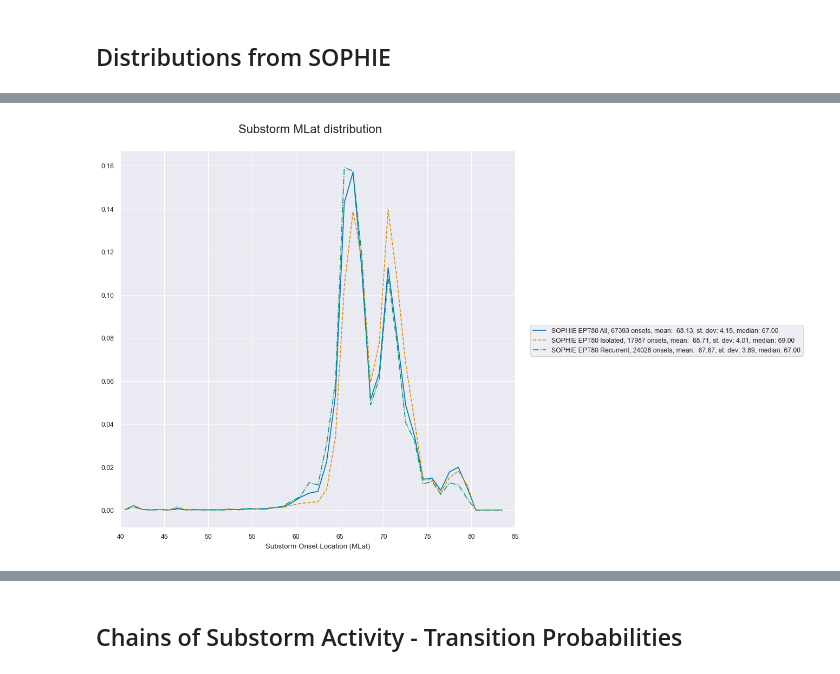
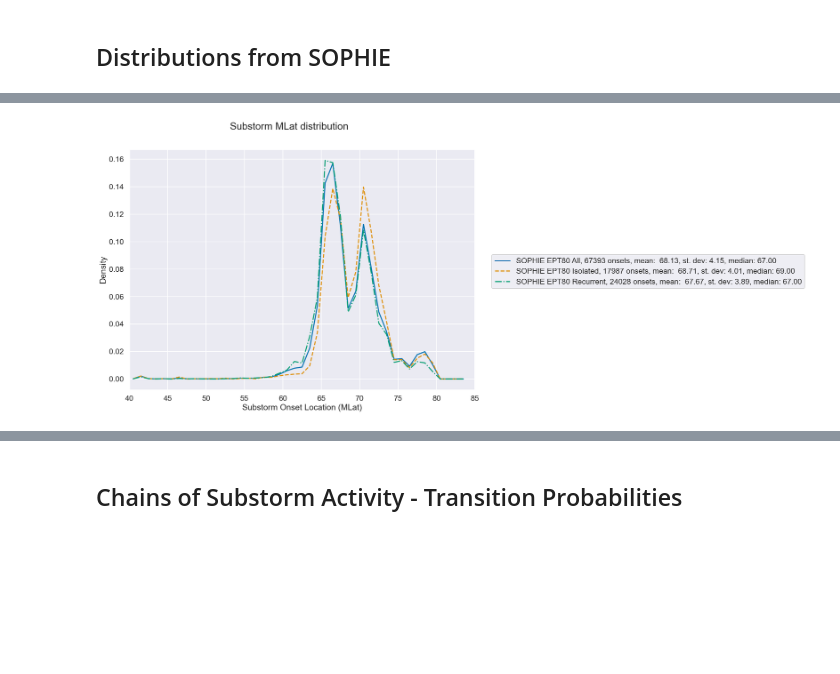
Before and after one commit to christianlao12/DP1_DP2_Project, a Jupyter notebook: substorm_type_statistics.ipynb, the cells around one changed output, grey strips where cells are left out. Cells and saved outputs as stored; diff of their text form; code cells hidden in the pictures; blank space fills up the shorter version.

```diff
--- a/substorm_type_statistics.ipynb
+++ b/substorm_type_statistics.ipynb
@@ -9,7 +9,7 @@ import seaborn as sns
 from hapiclient import hapi, hapitime2datetime
 
 sns.set_theme()
-sns.set_context("paper")
+sns.set_context("talk")
 sns.set_palette("colorblind")
 
 colors = sns.color_palette("colorblind")
@@ -224,15 +255,16 @@ labels = ["{}, {} onsets, mean:  {:.2f}, st. dev: {:.2f}, median: {:.2f}".format
 
 lines = ['solid','dashed','dashdot']
 wts = [waitingtime_hist(i) for i in onsetlists]
-fig, axes = plt.subplots(figsize=(8,8))
+fig, axes = plt.subplots(figsize=(12,9))
 
 for i in range(len(onsetlists)):
     axes.plot(wts[i]['Waiting Time'],wts[i]['Density'], label=labels[i], ls=lines[i])
 
 axes.xaxis.set_minor_locator(ticker.MultipleLocator(1))
 axes.set_xlabel('Waiting time (hours)')
+axes.set_ylabel('Density')
 axes.grid(True,'both')
-fig.suptitle('Substorm waiting time distribution', fontsize=16, y=1)
+fig.suptitle('Substorm waiting time distribution', y=1)
 fig.legend(bbox_to_anchor=(1, .5), loc='center left')
-fig.tight_layout()
+fig.tight_layout(pad=1)
 # %% [output]
@@ -258,15 +290,15 @@ labels = ["{}, {} onsets, mean:  {:.2f}, st. dev: {:.2f}, median: {:.2f}".format
 
 lines = ['solid','dashed','dashdot']
 wts = [duration_hist(i) for i in onsetlists]
-fig, axes = plt.subplots(figsize=(8,8))
+fig, axes = plt.subplots(figsize=(12,9))
 
 for i in range(len(onsetlists)):
     axes.plot(wts[i]['Duration'],wts[i]['Density'], label=labels[i], ls=lines[i])
 
-
 axes.set_xlabel('Expansion Duration (mins)')
+axes.set_ylabel('Density')
 axes.grid(True,'both')
-fig.suptitle('Substorm Expansion Duration distribution', fontsize=16, y=1)
+fig.suptitle('Substorm Expansion Duration distribution', y=1)
 fig.legend(bbox_to_anchor=(1, .5), loc='center left')
 fig.tight_layout()
 # %% [output]
@@ -292,14 +324,15 @@ labels = ["{}, {} onsets, mean:  {:.2f}, st. dev: {:.2f}, median: {:.2f}".format
 
 lines = ['solid','dashed','dashdot']
 wts = [size_hist(i) for i in onsetlists]
-fig, axes = plt.subplots(figsize=(8,8))
+fig, axes = plt.subplots(figsize=(12,9))
 
 for i in range(len(onsetlists)):
     axes.plot(wts[i]['Size'],wts[i]['Density'], label=labels[i],ls=lines[i])
 
 axes.set_xlabel('Substorm Size (nT)')
+axes.set_ylabel('Density')
 axes.grid(True,'both')
-fig.suptitle('Substorm Size distribution', fontsize=16, y=1)
+fig.suptitle('Substorm Size distribution', y=1)
 fig.legend(bbox_to_anchor=(1, .5), loc='center left')
 fig.tight_layout()
 # %% [output]
@@ -309,36 +342,37 @@ def mlat_hist(array):
     x, y = np.histogram(array['MLat'],bins=np.arange(40,85,1))
     y = y + .5
     y = y[:-1]
     d = {'MLat':y,'Density':x/np.sum(x)}
     df = pd.DataFrame(d)
     return df
 
 onsetlists = [sophie80onsetdf, gergnoflag, erernoflag]
 labels = ['SOPHIE EPT80 All', 'SOPHIE EPT80 Isolated','SOPHIE EPT80 Recurrent']
 onsetnumbers = [len(i) for i in onsetlists]
 onsetnumbers[1] += len(firstgerg)
 onsetnumbers[2] += len(firster)
 means = [np.mean(i['MLat']) for i in onsetlists]
 stdevs = [np.std(i['MLat']) for i in onsetlists]
 medians = [np.median(i['MLat']) for i in onsetlists]
 labels = ["{}, {} onsets, mean:  {:.2f}, st. dev: {:.2f}, median: {:.2f}".format(labels[i],onsetnumbers[i],means[i],stdevs[i],medians[i]) for i in range(len(onsetlists))]
 
 lines = ['solid','dashed','dashdot']
 wts = [mlat_hist(i) for i in onsetlists]
-fig, axes = plt.subplots(figsize=(8,8))
+fig, axes = plt.subplots(figsize=(12,9))
 
 for i in range(len(onsetlists)):
     axes.plot(wts[i]['MLat'],wts[i]['Density'], label=labels[i],ls=lines[i])
 
 
 axes.set_xlim(40,85)
 axes.set_xlabel('Substorm Onset Location (MLat)')
+axes.set_ylabel('Density')
 axes.grid(True,'both')
-fig.suptitle('Substorm MLat distribution', fontsize=16, y=1)
+fig.suptitle('Substorm MLat distribution', y=1)
 fig.legend(bbox_to_anchor=(1, .5), loc='center left')
 fig.tight_layout()
 # %% [output]
-[figure, old version]
+[figure, new version]
 # %%
 def mlt_hist(array):
     x, y = np.histogram(array['MLT'],bins=np.arange(0,25))
```
Also changed, not shown: parts of 13 cells of this notebook.
